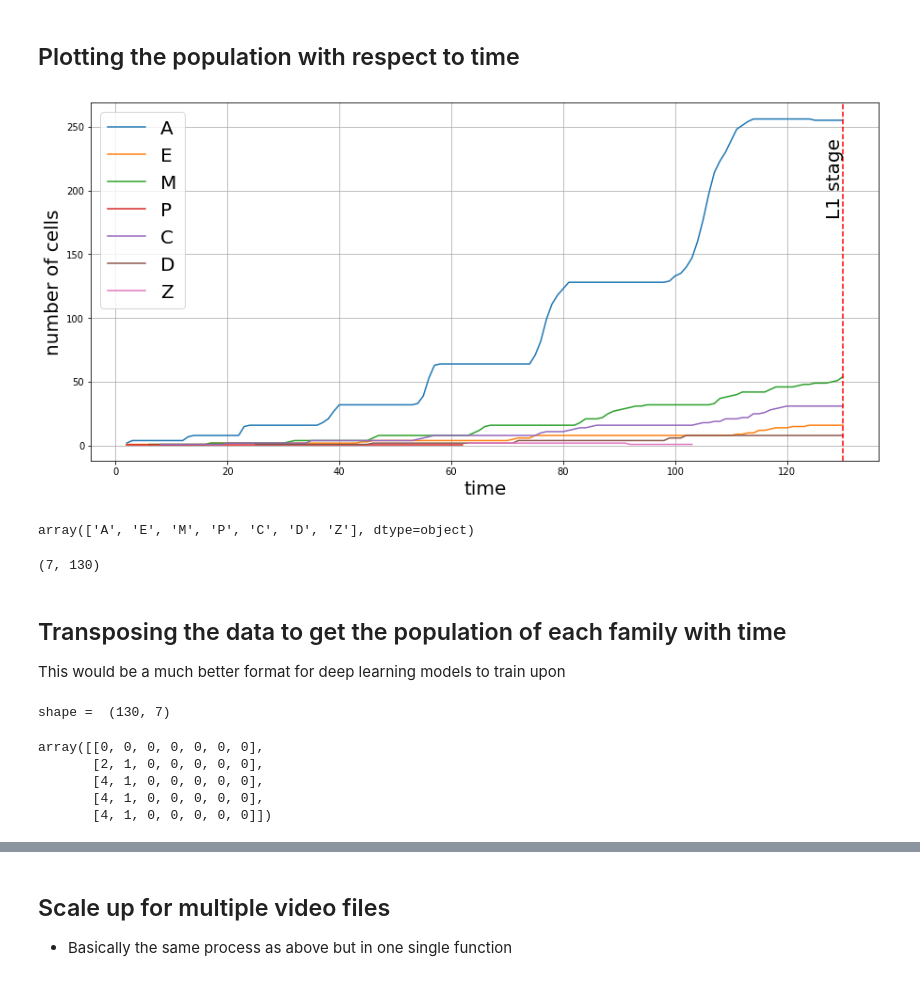
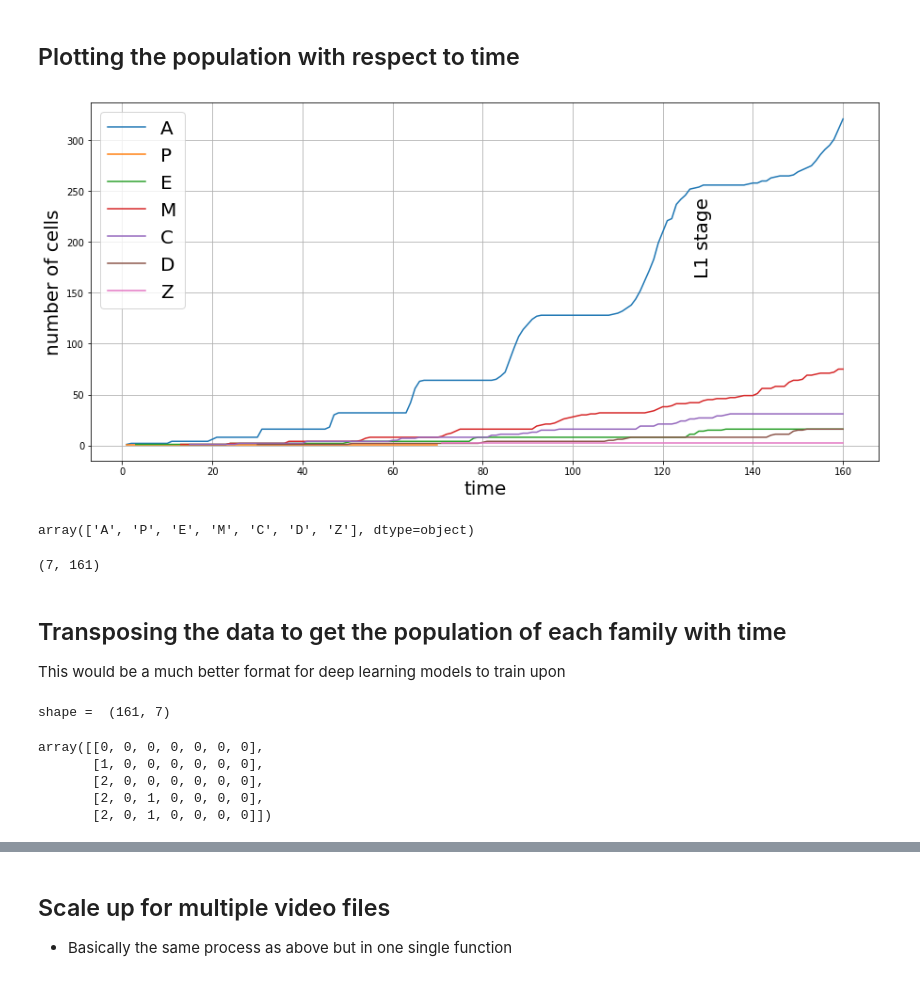
Before and after one commit to devoworm/GSoC-2020, a Jupyter notebook: Pre-trained Models (DevLearning)/notebooks/embryo_analysis/video_analysis/merging_video_data_with_annotations.ipynb, the cells around one changed output, grey strips where cells are left out. Saved outputs shown, nothing was run; the diff lists cells and outputs as text; code cells hidden in the pictures.

Commit message:
[fix #38] add uniform time mapping

```diff
--- a/Pre-trained Models (DevLearning)/notebooks/embryo_analysis/video_analysis/merging_video_data_with_annotations.ipynb
+++ b/Pre-trained Models (DevLearning)/notebooks/embryo_analysis/video_analysis/merging_video_data_with_annotations.ipynb
@@ -76,0 +63,4 @@ chopped_paths = np.array(chop_list(frames_paths , num_chops = 130))
+# %%
+df = pd.read_csv("zipped_CD_Files/CD20089219_unc-130_9E1_8_L2.csv")
+time_vals = df.time.unique()
+df.head(5)
@@ -89,5 +110,2 @@ array([list(['frames/0080731_ceh-32_4_L1/23.jpg', 'frames/0080731_ceh-32_4_L1/24
 # %% [markdown]
 ## Loading up the original annotations which can be found [here](http://epic.gs.washington.edu/details/ceh-32.html)
-# %%
-df = pd.read_csv("zipped_CD_Files/CD20080731_ceh-32_4_L1.csv")
-df.head(5)
@@ -153,25 +164,25 @@ plots = generate_cell_wise_population_plots(df)
 # %%
 plt.rcParams['figure.figsize'] =15, 7
 
 compact_cellnames = df["compact_cellname"].unique()
 
 for i in range (len(plots)):
     plt.plot(plots[i][0], plots[i][1], label = compact_cellnames[i] )
 
 
 plt.grid()
-plt.axvline(x = 130, linestyle = "--", color = "red")
+# plt.axvline(x = 200, linestyle = "--", color = "red")
 plt.text(x = 127, y = 230, s = 'L1 stage',rotation=90, fontsize = 20)
 plt.legend(fontsize = 20)
 plt.xlabel("time", fontsize = 20)
 plt.ylabel("number of cells", fontsize = 20)
 plt.show()
 # %% [output]
-[figure, old version]
+[figure, new version]
 # %%
 compact_cellnames
 # %% [output]
-array(['A', 'E', 'M', 'P', 'C', 'D', 'Z'], dtype=object)
+array(['A', 'P', 'E', 'M', 'C', 'D', 'Z'], dtype=object)
 # %%
 populations = [pop[1] for pop in plots]
 ideal_len = len(populations[0])
@@ -186,7 +197,7 @@ for i in range (len(populations)):
 populations = np.array(populations)
 print(populations.shape)
 # %% [output]
-(7, 130)
+(7, 161)
 # %% [markdown]
 ## Transposing the data to get the population of each family with time
 This would be a much better format for deep learning models to train upon
@@ -195,12 +206,12 @@ pop_transpose = np.transpose(populations)
 print ("shape = ", pop_transpose.shape)
 pop_transpose[:5]
 # %% [output]
-shape =  (130, 7)
+shape =  (161, 7)
 array([[0, 0, 0, 0, 0, 0, 0],
-       [2, 1, 0, 0, 0, 0, 0],
-       [4, 1, 0, 0, 0, 0, 0],
-       [4, 1, 0, 0, 0, 0, 0],
-       [4, 1, 0, 0, 0, 0, 0]])
+       [1, 0, 0, 0, 0, 0, 0],
+       [2, 0, 0, 0, 0, 0, 0],
+       [2, 0, 1, 0, 0, 0, 0],
+       [2, 0, 1, 0, 0, 0, 0]])
 # %%
 final_data= []
 for i in range(len(chopped_paths)):
```
Also changed, not shown: parts of 17 cells of this notebook.
